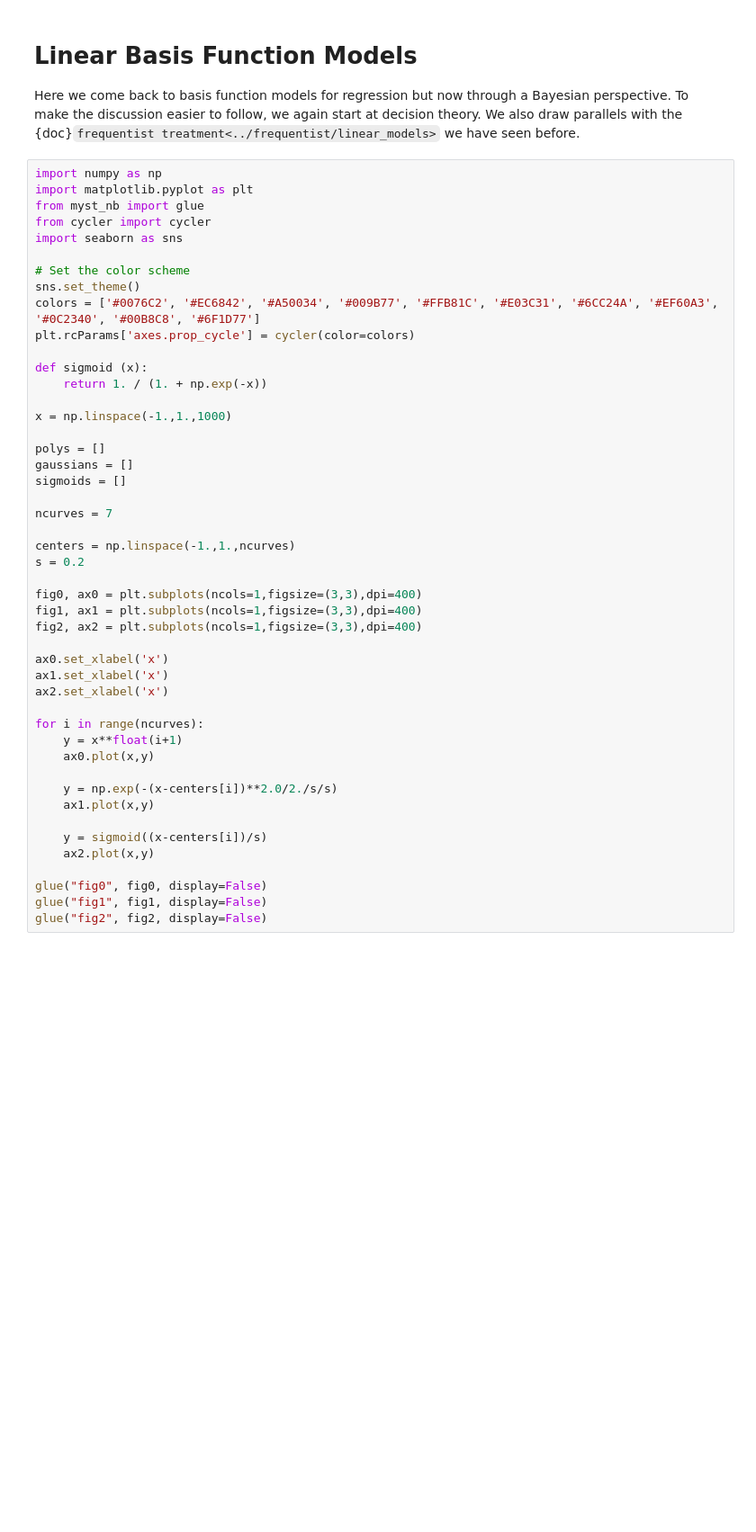
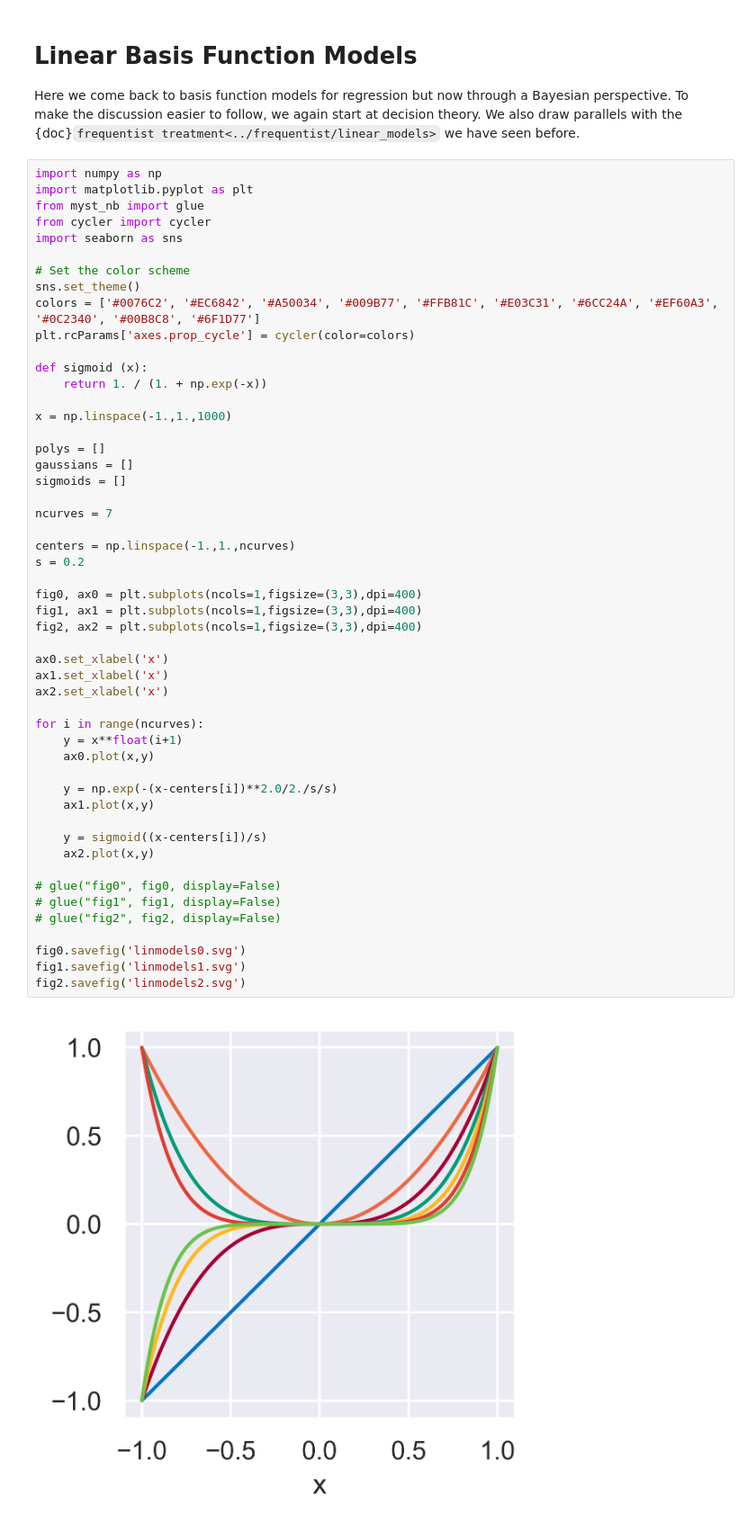
Before and after one commit to EM-ML-2026/book, a Jupyter notebook: book/bayesian/linear_models.ipynb, the cells around one changed output. Shown at 90% size. Cells and saved outputs as stored; diff of their text form; blank space fills up the shorter version.

```diff
--- a/book/bayesian/linear_models.ipynb
+++ b/book/bayesian/linear_models.ipynb
@@ -19,33 +19,39 @@ def sigmoid (x):
 
 x = np.linspace(-1.,1.,1000)
 
 polys = []
 gaussians = []
 sigmoids = []
 
 ncurves = 7
 
 centers = np.linspace(-1.,1.,ncurves)
 s = 0.2
 
 fig0, ax0 = plt.subplots(ncols=1,figsize=(3,3),dpi=400)
 fig1, ax1 = plt.subplots(ncols=1,figsize=(3,3),dpi=400)
 fig2, ax2 = plt.subplots(ncols=1,figsize=(3,3),dpi=400)
 
 ax0.set_xlabel('x')
 ax1.set_xlabel('x')
 ax2.set_xlabel('x')
 
 for i in range(ncurves):
     y = x**float(i+1)
     ax0.plot(x,y)
 
     y = np.exp(-(x-centers[i])**2.0/2./s/s)
     ax1.plot(x,y)
 
     y = sigmoid((x-centers[i])/s)
     ax2.plot(x,y)
 
-glue("fig0", fig0, display=False)
-glue("fig1", fig1, display=False)
-glue("fig2", fig2, display=False)
+# glue("fig0", fig0, display=False)
+# glue("fig1", fig1, display=False)
+# glue("fig2", fig2, display=False)
+
+fig0.savefig('linmodels0.svg')
+fig1.savefig('linmodels1.svg')
+fig2.savefig('linmodels2.svg')
+# %% [output]
+[figure, added]
```
Also changed, not shown: parts of 2 cells of this notebook, 8 other files.
